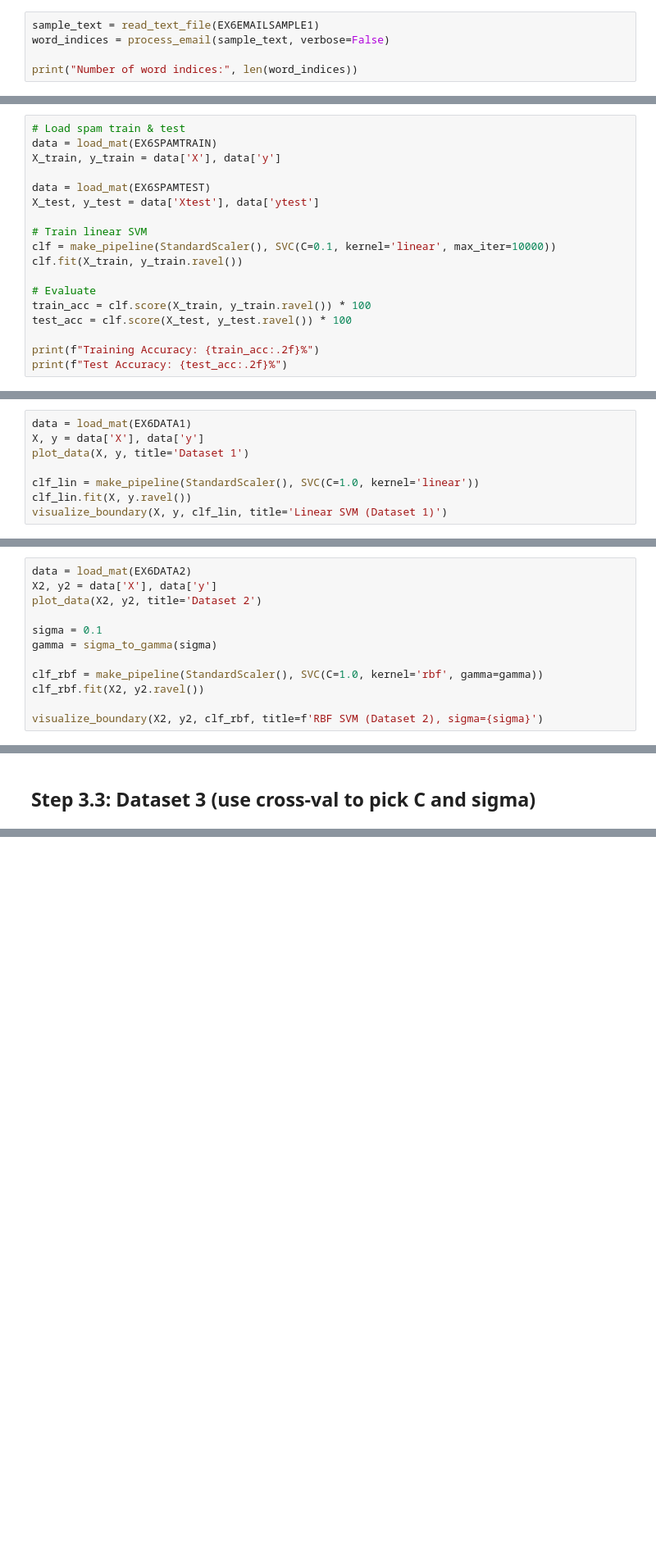
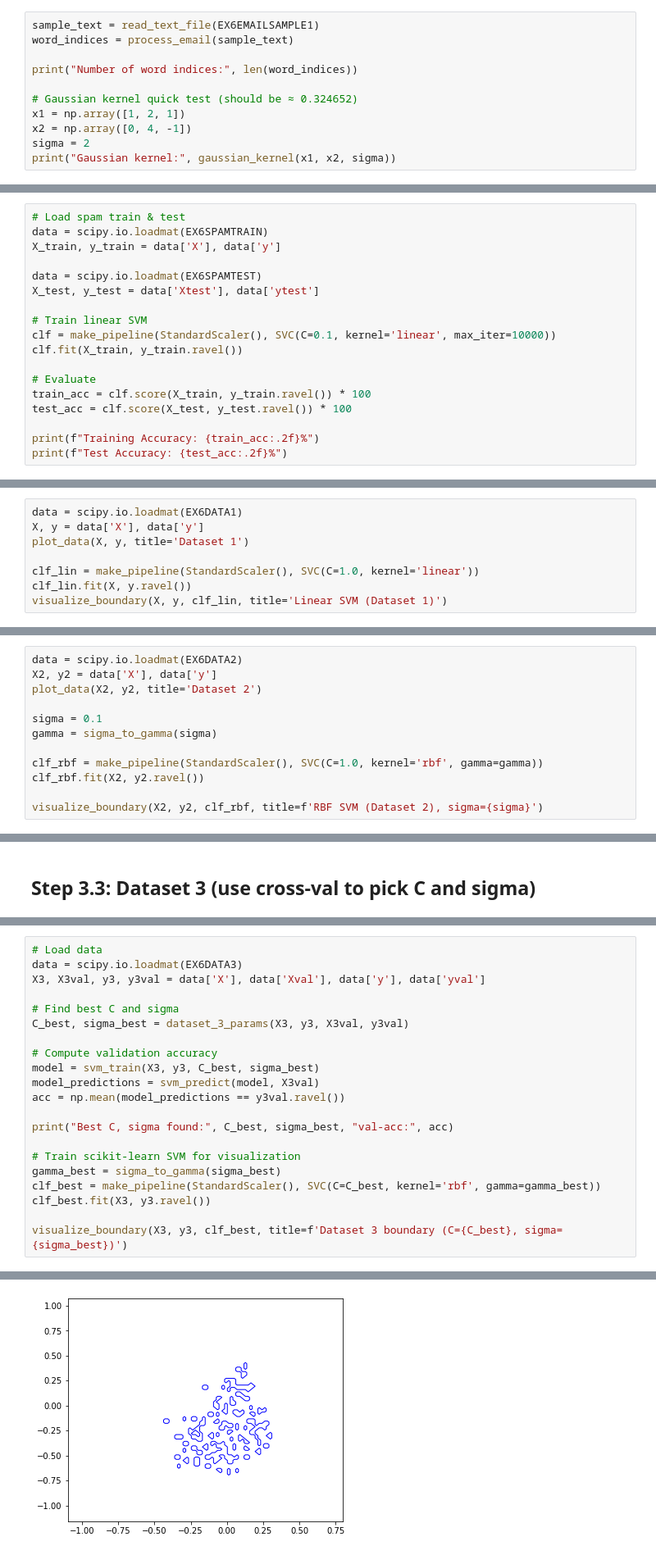
Before and after one commit to KeremDUZENLI/python-scipy-machine-learning, a Jupyter notebook: notebooks/6_support_vector_machine.ipynb, the cells around one changed output, grey strips where cells are left out. Shown: that part at 82% size. Saved outputs shown, nothing was run; the diff lists cells and outputs as text; blank space fills up the shorter version.

```diff
--- a/notebooks/6_support_vector_machine.ipynb
+++ b/notebooks/6_support_vector_machine.ipynb
@@ -271,7 +201,13 @@ def dataset_3_params(X, y, Xval, yval, C_list=None, sigma_list=None):
 ## Step 2.1: Preprocess Sample Email
 # %%
 sample_text = read_text_file(EX6EMAILSAMPLE1)
-word_indices = process_email(sample_text, verbose=False)
+word_indices = process_email(sample_text)
 
 print("Number of word indices:", len(word_indices))
+
+# Gaussian kernel quick test (should be ≈ 0.324652)
+x1 = np.array([1, 2, 1])
+x2 = np.array([0, 4, -1])
+sigma = 2
+print("Gaussian kernel:", gaussian_kernel(x1, x2, sigma))
 # %% [output]
@@ -288,10 +225,10 @@ Feature vector length: 1899 Non-zeros: 45
 ## Step 2.3: Train Linear SVM
 # %%
 # Load spam train & test
-data = load_mat(EX6SPAMTRAIN)
+data = scipy.io.loadmat(EX6SPAMTRAIN)
 X_train, y_train = data['X'], data['y']
 
-data = load_mat(EX6SPAMTEST)
+data = scipy.io.loadmat(EX6SPAMTEST)
 X_test, y_test = data['Xtest'], data['ytest']
 
 # Train linear SVM
@@ -346,5 +315,5 @@ your            (0.0728)
 # %%
-data = load_mat(EX6DATA1)
+data = scipy.io.loadmat(EX6DATA1)
 X, y = data['X'], data['y']
 plot_data(X, y, title='Dataset 1')
 
@@ -360,5 +333,5 @@ visualize_boundary(X, y, clf_lin, title='Linear SVM (Dataset 1)')
 # %%
-data = load_mat(EX6DATA2)
+data = scipy.io.loadmat(EX6DATA2)
 X2, y2 = data['X'], data['y']
 plot_data(X2, y2, title='Dataset 2')
 
@@ -393,0 +382,22 @@ Best C, sigma found: 1 0.3 val-acc: 0.965
+# %%
+# Load data
+data = scipy.io.loadmat(EX6DATA3)
+X3, X3val, y3, y3val = data['X'], data['Xval'], data['y'], data['yval']
+
+# Find best C and sigma
+C_best, sigma_best = dataset_3_params(X3, y3, X3val, y3val)
+
+# Compute validation accuracy
+model = svm_train(X3, y3, C_best, sigma_best)
+model_predictions = svm_predict(model, X3val)
+acc = np.mean(model_predictions == y3val.ravel())
+
+print("Best C, sigma found:", C_best, sigma_best, "val-acc:", acc)
+
+# Train scikit-learn SVM for visualization
+gamma_best = sigma_to_gamma(sigma_best)
+clf_best = make_pipeline(StandardScaler(), SVC(C=C_best, kernel='rbf', gamma=gamma_best))
+clf_best.fit(X3, y3.ravel())
+
+visualize_boundary(X3, y3, clf_best, title=f'Dataset 3 boundary (C={C_best}, sigma={sigma_best})')
+# %% [output]
@@ -393,0 +405 @@ Best C, sigma found: 1 0.3 val-acc: 0.965
+[figure, added]
```
Also changed, not shown: parts of 23 cells of this notebook, 9 other files.
